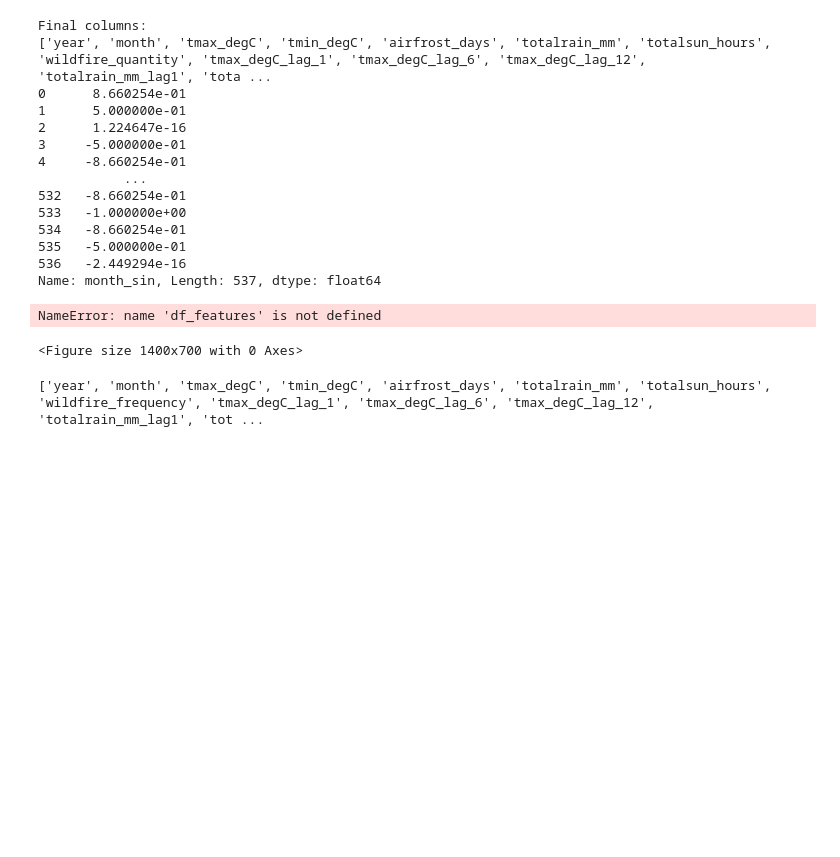
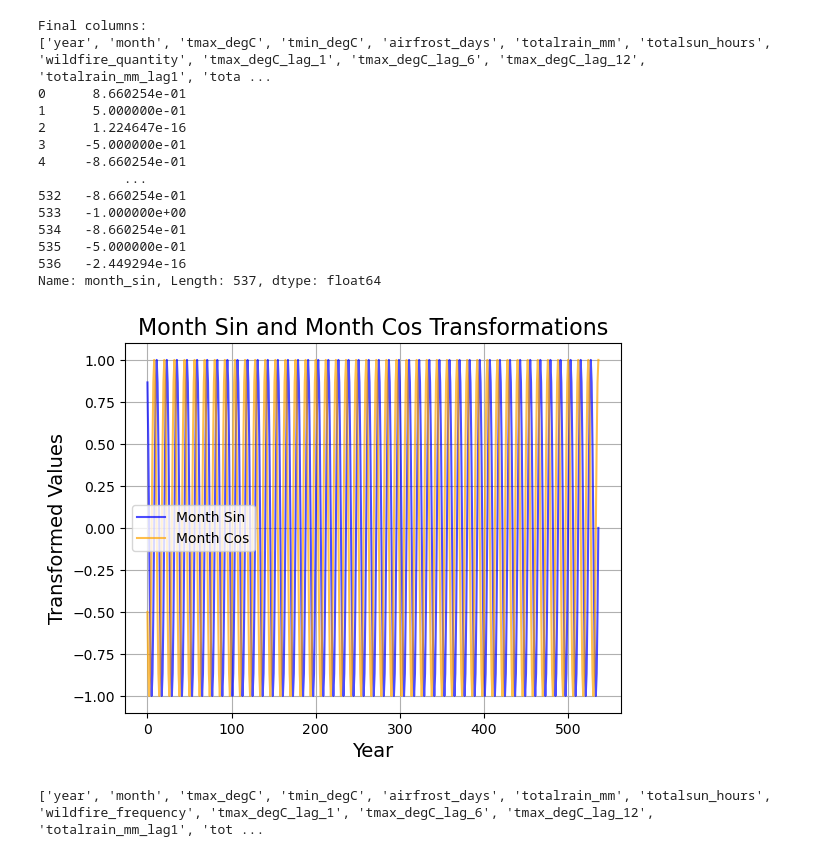
Before and after one commit to miaoxer/wildfire_frequency, a Jupyter notebook: Independent_project_splitting.ipynb, the cells around one changed output. Cells and saved outputs as stored; diff of their text form; code cells hidden in the pictures; blank space fills up the shorter version.

```diff
--- a/Independent_project_splitting.ipynb
+++ b/Independent_project_splitting.ipynb
@@ -8,7 +8,7 @@ import numpy as np
 import matplotlib.pyplot as plt
 import seaborn as sns
 # %%
-df = pd.read_excel(r"C:\Users\miaox\Desktop\Coding\DATA1030-Fall2024\Independant Project\sheffield_wildfire_and_climate .xlsx")
+df = pd.read_excel(r"C:\Users\miaox\Desktop\Coding\DATA1030-Fall2024\Independant Project\wildfire_frequency\sheffield_wildfire_and_climate .xlsx")
 # %%
 print(df.shape)
 # %% [output]
@@ -79,23 +79,22 @@ Name: month_sin, Length: 537, dtype: float64
 # %%
 import pandas as pd
 import numpy as np
 import matplotlib.pyplot as plt
 #plot month_sin and month_cos
-plt.figure(figsize=(14, 7))
+#plt.figure(figsize=(14, 7))
 
 plt.plot(df_features.index, df_features['month_sin'], label='Month Sin', color='blue', alpha=0.7)
 plt.plot(df_features.index, df_features['month_cos'], label='Month Cos', color='orange', alpha=0.7)
 
 #customisation
 plt.title('Month Sin and Month Cos Transformations', fontsize=16)
 plt.xlabel('Year', fontsize=14)
 plt.ylabel('Transformed Values', fontsize=14)
 plt.legend()
 plt.grid()
 #plt.show()
 # %% [output]
-NameError: name 'df_features' is not defined
-<Figure size 1400x700 with 0 Axes>
+[figure, added]
 # %%
 df_features.rename(columns={'wildfire_quantity': 'wildfire_frequency'}, inplace=True)
 # %%
```
Also changed, not shown: parts of 20 cells of this notebook, 21 other files.
